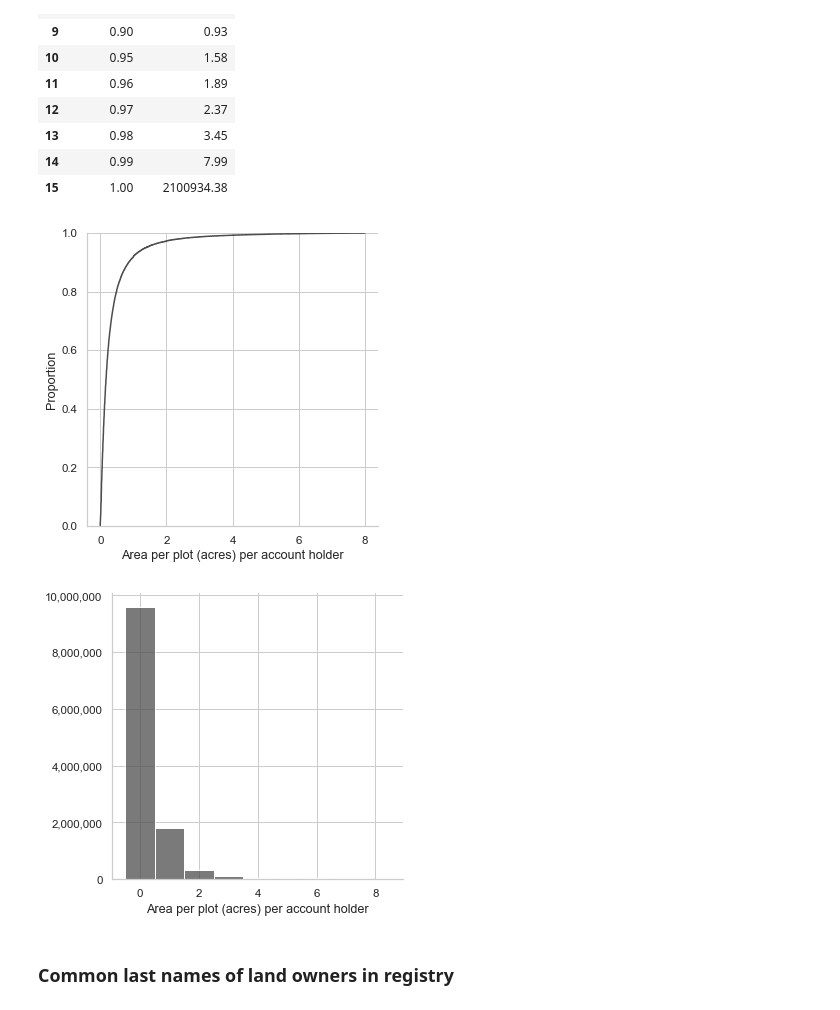
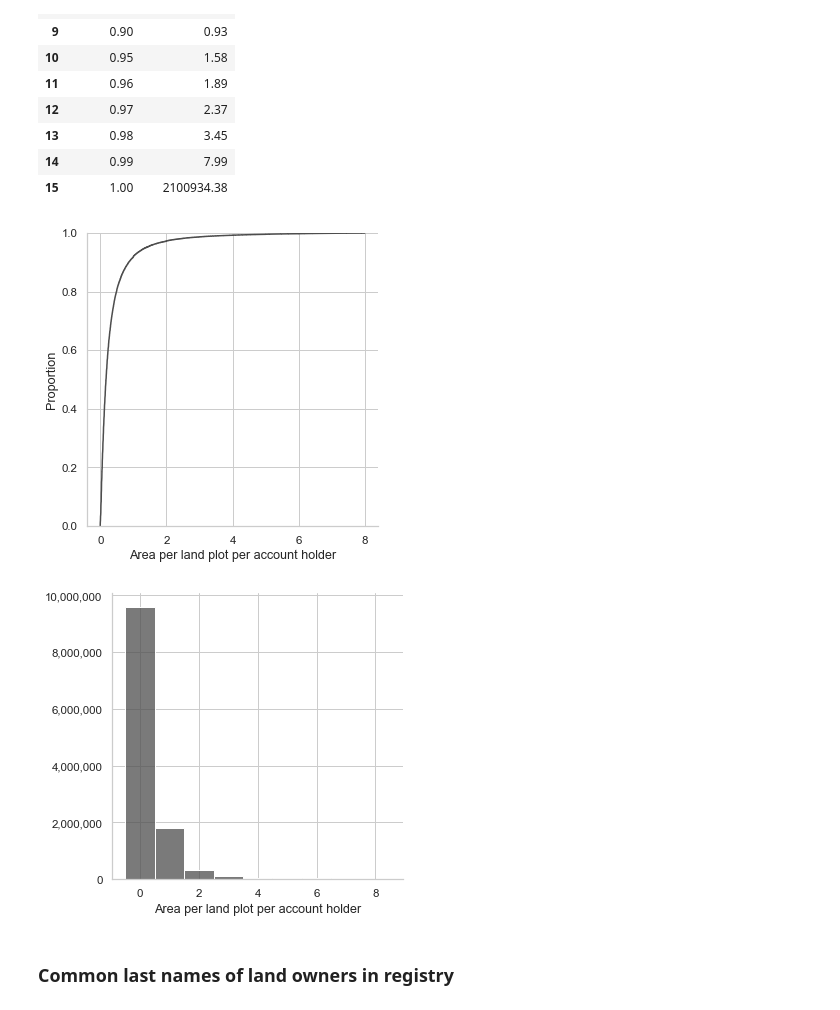
Before and after one commit to in-rolls/land, a Jupyter notebook: scripts/land_distribution_bihar.ipynb, the cells around one changed output. Saved outputs shown, nothing was run; the diff lists cells and outputs as text; code cells hidden in the pictures.

```diff
--- a/scripts/land_distribution_bihar.ipynb
+++ b/scripts/land_distribution_bihar.ipynb
@@ -246,14 +246,14 @@ tab_acresperplot_deciles
 # %%
 # Empirical CDF of land per area owned per account (fold cell)
 sns.displot(x="land_per_plot",
             data=df_land_per_plot.query(f"land_per_plot<={df_land_per_plot.land_per_plot.quantile(.99)}"),
             color="0.3",
             kind="ecdf"
            )
-plt.xlabel("Area per plot (acres) per account holder")
+plt.xlabel("Area per land plot per account holder")
 save_mpl_fig('../figures/area_per_plot_accountholder_ecdf')
 # %% [output]
-[figure, old version]
+[figure, new version]
 # %%
 # Histogram of land plot area owned per account (fold cell)
 ax = sns.displot(data=df_land_per_plot.query(f"land_per_plot<={df_land_per_plot.land_per_plot.quantile(.99)}"),
@@ -262,14 +262,14 @@ ax = sns.displot(data=df_land_per_plot.query(f"land_per_plot<={df_land_per_plot.
                  discrete=True,
                  color=".3",
                 )
-ax.set_xlabels("Area per plot (acres) per account holder")
+ax.set_xlabels("Area per land plot per account holder")
 ax.set_ylabels("")
 # https://stackoverflow.com/questions/39376888/how-to-separate-thousands-with-commas-using-facet-grid-in-seaborn
 for _ax in ax.axes[:,0]:
     _ax.get_yaxis().set_major_formatter(mpl.ticker.StrMethodFormatter('{x:,.0f}'))
 save_mpl_fig('../figures/area_per_plot_accountholder_histogram')
 # %% [output]
-[figure, old version]
+[figure, new version]
 # %% [markdown]
 ### Common last names of land owners in registry
 # %%
```
Also changed, not shown: parts of 5 cells of this notebook, 13 other files.
